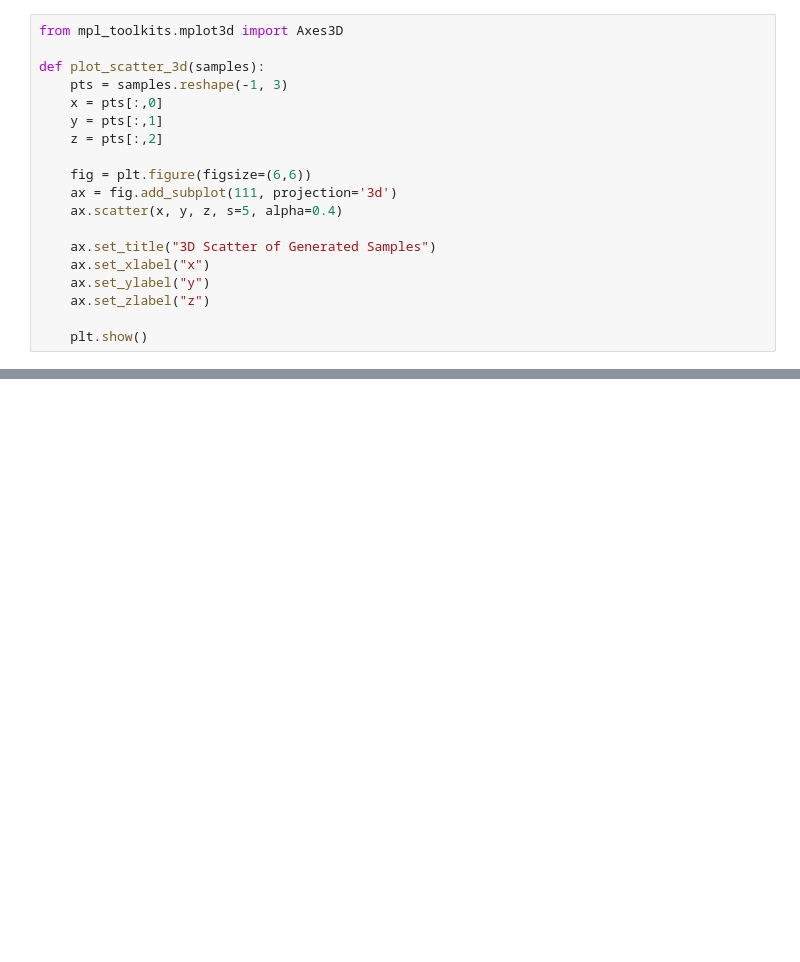
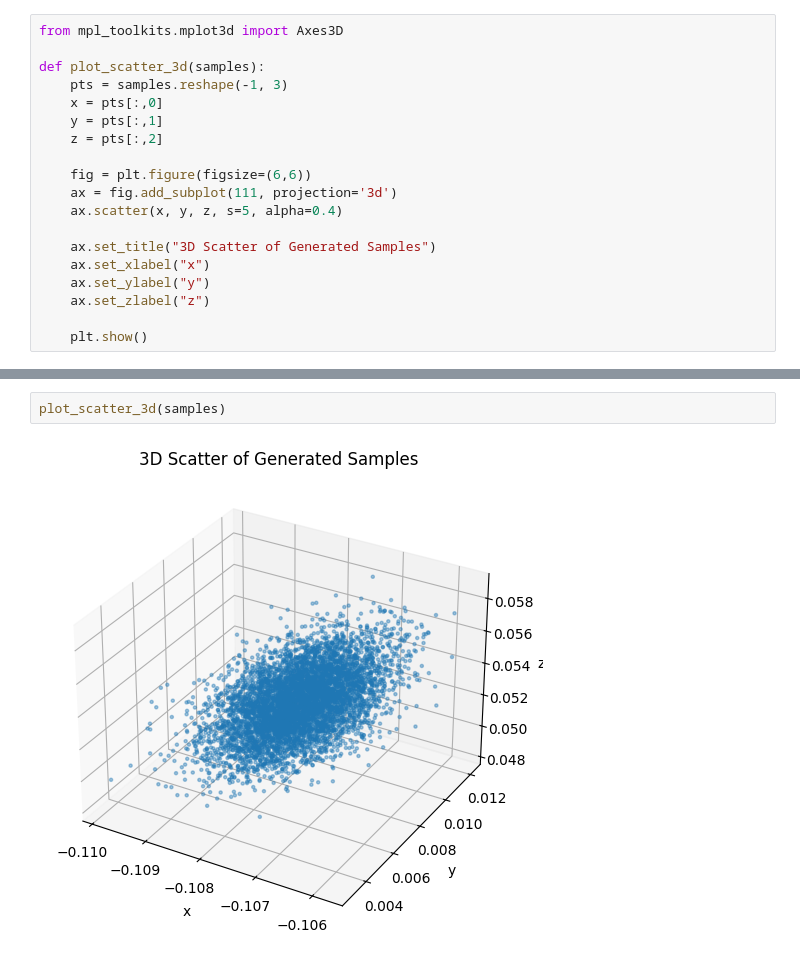
Before and after one commit to XuanWeiWang-999/1141ML-Final-Reconstructing-Ancient-Life-through-Molecular-Diffusion-Models313652018, a Jupyter notebook: code space/code_2.ipynb, the cells around one changed output, grey strips where cells are left out. Drawn from its saved outputs; the diff is of its cells as text; blank space fills up the shorter version.

```diff
--- a/code space/code_2.ipynb
+++ b/code space/code_2.ipynb
@@ -326,0 +405,4 @@ KeyboardInterrupt:
+# %%
+plot_scatter_3d(samples)
+# %% [output]
+[figure, added]
```
Also changed, not shown: parts of 9 cells of this notebook.
